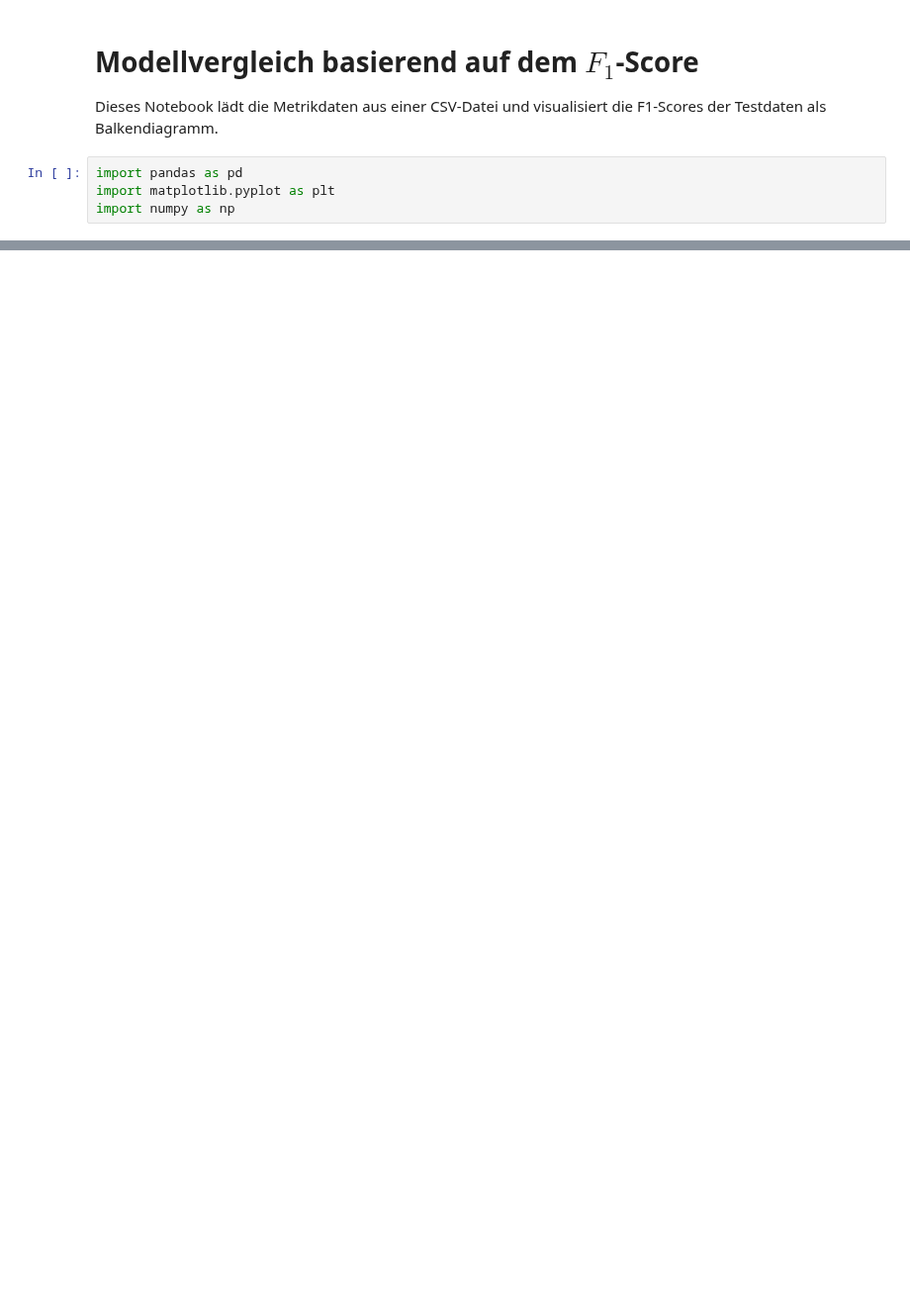
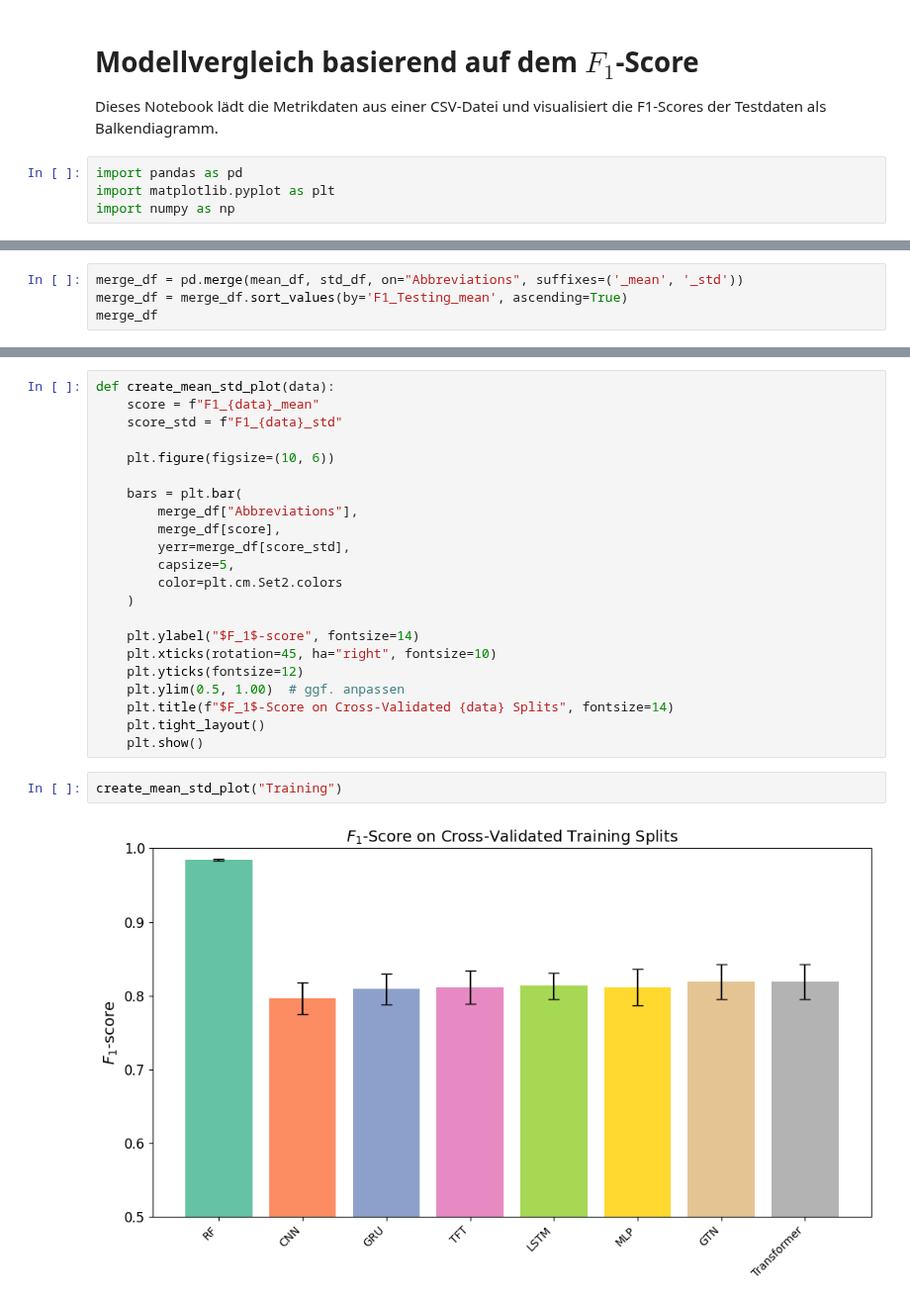
Before and after one commit to paulinebecker2002/mesogeos, a Jupyter notebook: outputs/F1_Score_Comparison.ipynb, the cells around one changed output, grey strips where cells are left out. Shown at 99% size. Cells and saved outputs as stored; diff of their text form; blank space fills up the shorter version.

```diff
--- a/outputs/F1_Score_Comparison.ipynb
+++ b/outputs/F1_Score_Comparison.ipynb
@@ -24,0 +37,4 @@ df
+# %%
+merge_df = pd.merge(mean_df, std_df, on="Abbreviations", suffixes=('_mean', '_std'))
+merge_df = merge_df.sort_values(by='F1_Testing_mean', ascending=True)
+merge_df
@@ -51,0 +78,26 @@ plt.show()
+# %%
+def create_mean_std_plot(data):
+    score = f"F1_{data}_mean"
+    score_std = f"F1_{data}_std"
+
+    plt.figure(figsize=(10, 6))
+
+    bars = plt.bar(
+        merge_df["Abbreviations"],
+        merge_df[score],
+        yerr=merge_df[score_std],
+        capsize=5,
+        color=plt.cm.Set2.colors
+    )
+
+    plt.ylabel("$F_1$-score", fontsize=14)
+    plt.xticks(rotation=45, ha="right", fontsize=10)
+    plt.yticks(fontsize=12)
+    plt.ylim(0.5, 1.00)  # ggf. anpassen
+    plt.title(f"$F_1$-Score on Cross-Validated {data} Splits", fontsize=14)
+    plt.tight_layout()
+    plt.show()
+# %%
+create_mean_std_plot("Training")
+# %% [output]
+[figure, added]
```
Also changed, not shown: parts of 8 cells of this notebook, 19 other files.
